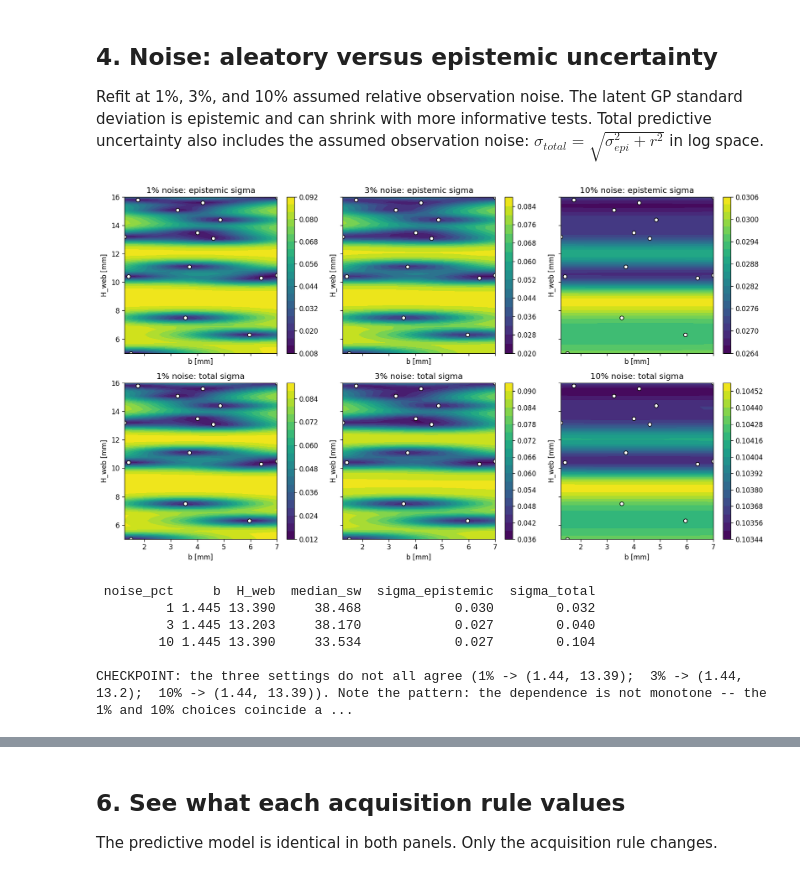
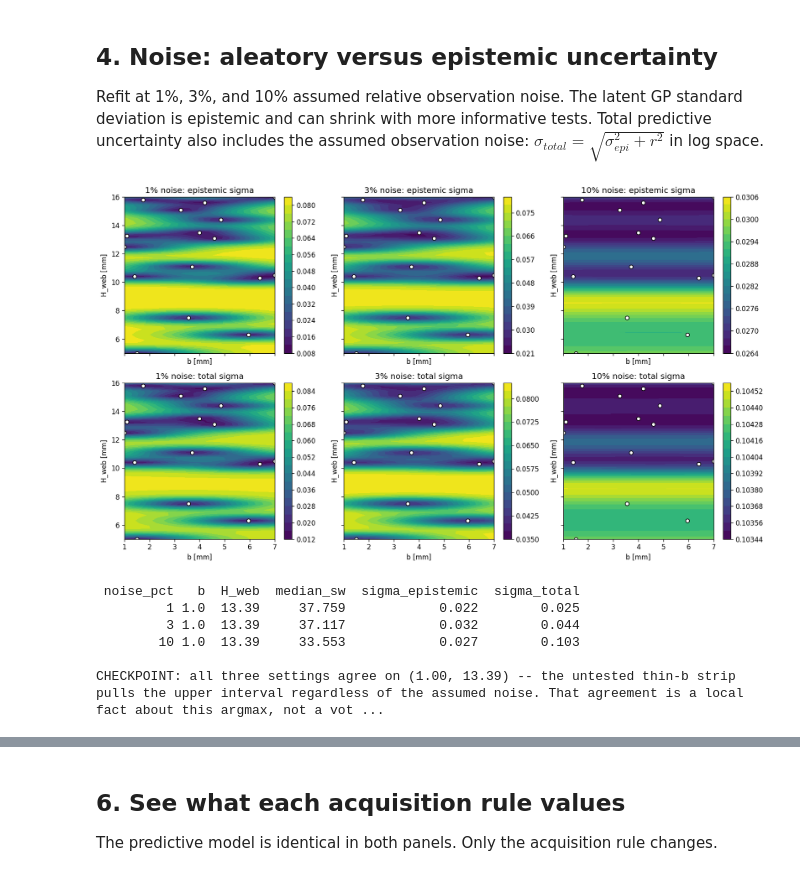
Before and after one commit to andrewvoss8-boop/core-me-data-science-activities-public, a Jupyter notebook: me323/Module1_drafts/ME323_Module1_Prelab2_ML_KEY.ipynb, the cells around one changed output, grey strips where cells are left out. Saved outputs shown, nothing was run; the diff lists cells and outputs as text; code cells hidden in the pictures.

```diff
--- a/me323/Module1_drafts/ME323_Module1_Prelab2_ML_KEY.ipynb
+++ b/me323/Module1_drafts/ME323_Module1_Prelab2_ML_KEY.ipynb
@@ -118,7 +115,7 @@ from sklearn.gaussian_process.kernels import ConstantKernel as C, RBF, Matern
 
 X = df[["b", "H"]].values.astype(float)
 sw_obs = df.str_to_weight.values.astype(float)
-bg = np.linspace(1.25, 7.0, 60); Hg = np.linspace(5.0, 16.0, 60)
+bg = np.linspace(1.0, 7.0, 63); Hg = np.linspace(5.0, 16.0, 60)
 BB, HH = np.meshgrid(bg, Hg)
 Xg = np.column_stack([BB.ravel(), HH.ravel()])
 
@@ -272,17 +269,17 @@ uncertainty about the latent trend; the outer band predicts one future
 observation. Both are conditional on the kernel, noise, and model form.
 # %%
 r_log, z_band = 0.03, 2.0
-b_slice = np.linspace(1.25, 7.0, 400)
+b_slice = np.linspace(1.0, 7.0, 400)
 H_slice = np.linspace(5.0, 16.0, 400)
 slices = [
-    ("vary b at H_web = 13.20 mm", b_slice,
-     np.column_stack([b_slice, np.full_like(b_slice, 13.20)]),
-     "b [mm]", 1.25),
-    ("vary H_web at b = 1.25 mm", H_slice,
-     np.column_stack([np.full_like(H_slice, 1.25), H_slice]),
-     "H_web [mm]", 13.20),
+    ("vary b at H_web = 13.25 mm", b_slice,
+     np.column_stack([b_slice, np.full_like(b_slice, 13.25)]),
+     "b [mm]", 1.10),
+    ("vary H_web at b = 1.10 mm", H_slice,
+     np.column_stack([np.full_like(H_slice, 1.10), H_slice]),
+     "H_web [mm]", 13.25),
 ]
-equation_sw = float(df.loc[df.beam_id.eq(15), "str_to_weight"].iloc[0])
+equation_sw = float(df.loc[df.beam_id.eq(16), "str_to_weight"].iloc[0])
 fig, axes = plt.subplots(2, 2, figsize=(12, 7.5))
 for col, (title, xplot, Xslice, xlabel, x_anchor) in enumerate(slices):
     mu_slice, sigma_epi = gp.predict((Xslice-fmu)/fsd, return_std=True)
@@ -313,7 +310,7 @@ axes[0, 0].legend(fontsize=8)
 axes[1, 0].legend(fontsize=8)
 plt.tight_layout(); plt.show()
 
-cross = np.array([[1.25, 13.20]])
+cross = np.array([[1.10, 13.25]])
 cross_mu, cross_epi = gp.predict((cross-fmu)/fsd, return_std=True)
 cross_total = np.sqrt(cross_epi[0]**2 + r_log**2)
 print(f"slice crossing: median={np.exp(cross_mu[0]+ymean):.2f} N/g, "
@@ -330,42 +327,42 @@ standard deviation is epistemic and can shrink with more informative tests.
 Total predictive uncertainty also includes the assumed observation noise:
 $\sigma_{total}=\sqrt{\sigma_{epi}^2+r^2}$ in log space.
 # %%
-tested_excl = np.zeros(len(Xg), bool)
-for _b, _H in X:
-    tested_excl |= (np.abs(Xg[:, 0]-_b) < 0.15) & (np.abs(Xg[:, 1]-_H) < 0.30)
-
 noise_fits, noise_rows = {}, []
 fig, axes = plt.subplots(2, 3, figsize=(14, 8), sharex=True, sharey=True)
 for col, pct in enumerate([1, 3, 10]):
     r = pct/100
     g2 = GaussianProcessRegressor(
         official_kernel(), alpha=r**2, normalize_y=False,
         n_restarts_optimizer=5, random_state=0).fit((X-fmu)/fsd, y-ymean)
     m2, s2 = g2.predict((Xg-fmu)/fsd, return_std=True)
     total2 = np.sqrt(s2**2+r**2)
     noise_fits[pct] = (g2, m2, s2)
-    i = int(np.argmax(np.where(tested_excl, -np.inf, m2+s2)))
+    i = int(np.argmax(m2+s2))
     noise_rows.append(dict(noise_pct=pct, b=Xg[i,0], H_web=Xg[i,1],
                            median_sw=np.exp(m2[i]+ymean),
                            sigma_epistemic=s2[i], sigma_total=total2[i]))
     for row, (Z, label) in enumerate([(s2, "epistemic"), (total2, "total")]):
         cf = axes[row, col].contourf(BB, HH, Z.reshape(BB.shape), levels=20)
         axes[row, col].scatter(df.b, df.H, c="white", edgecolor="black", s=30)
         axes[row, col].set_title(f"{pct}% noise: {label} sigma")
         axes[row, col].set_xlabel("b [mm]")
         axes[row, col].set_ylabel("H_web [mm]")
         fig.colorbar(cf, ax=axes[row, col])
 plt.tight_layout(); plt.show()
 print(pd.DataFrame(noise_rows).round(3).to_string(index=False))
-print("\nCHECKPOINT: the three settings do not all agree (1% -> (1.44, 13.39);  3% -> (1.44, 13.2);  10% -> (1.44, 13.39)). Note the pattern: the dependence is not monotone -- the 1% and 10% choices coincide and only the middle setting differs, by one grid step. Near-robustness of the argmax is a local fact, not a vote for any noise value")
+print("\nCHECKPOINT: all three settings agree on (1.00, 13.39) -- the untested"
+      " thin-b strip pulls the upper interval regardless of the assumed noise."
+      " That agreement is a local fact about this argmax, not a vote for any"
+      " noise value: the medians and sigmas underneath it differ a lot, and a"
+      " different acquisition rule could still split them.")
 # %% [output]
-[figure, old version]
+[figure, new version]
- noise_pct     b  H_web  median_sw  sigma_epistemic  sigma_total
-         1 1.445 13.390     38.468            0.030        0.032
-         3 1.445 13.203     38.170            0.027        0.040
-        10 1.445 13.390     33.534            0.027        0.104
+ noise_pct   b  H_web  median_sw  sigma_epistemic  sigma_total
+         1 1.0  13.39     37.759            0.022        0.025
+         3 1.0  13.39     37.117            0.032        0.044
+        10 1.0  13.39     33.553            0.027        0.103
 
-CHECKPOINT: the three settings do not all agree (1% -> (1.44, 13.39);  3% -> (1.44, 13.2);  10% -> (1.44, 13.39)). Note the pattern: the dependence is not monotone -- the 1% and 10% choices coincide a ...
+CHECKPOINT: all three settings agree on (1.00, 13.39) -- the untested thin-b strip pulls the upper interval regardless of the assumed noise. That agreement is a local fact about this argmax, not a vot ...
 # %% [markdown]
 A noise value can be a physical repeatability estimate and a regularization
 assumption. If the recommendation moves, the action is model-assumption
```
Also changed, not shown: parts of 18 cells of this notebook, 20 other files.
